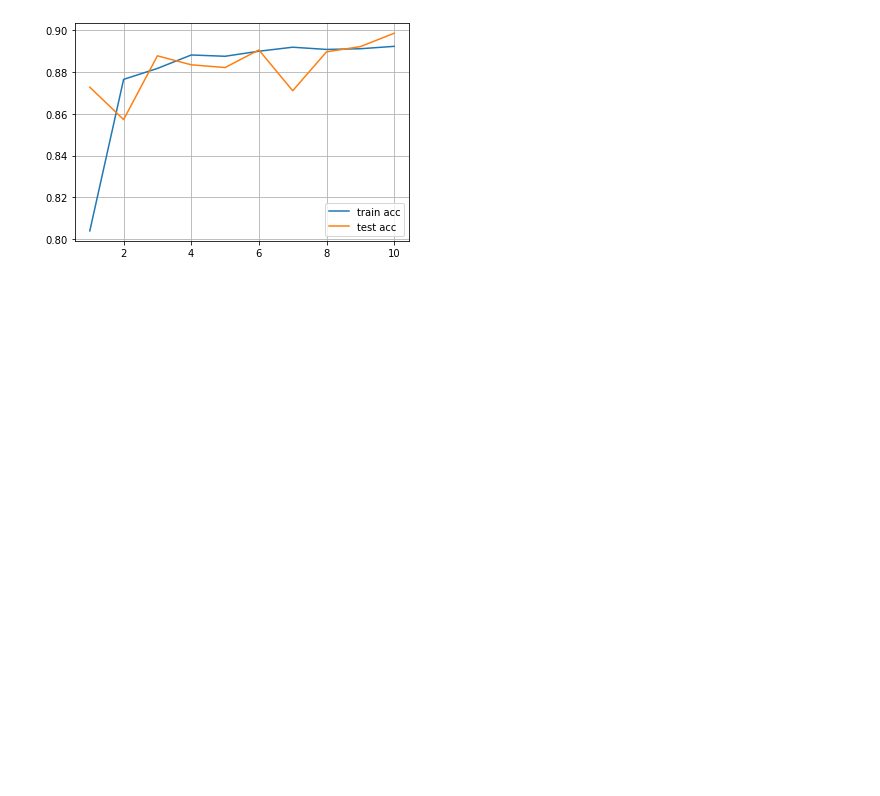
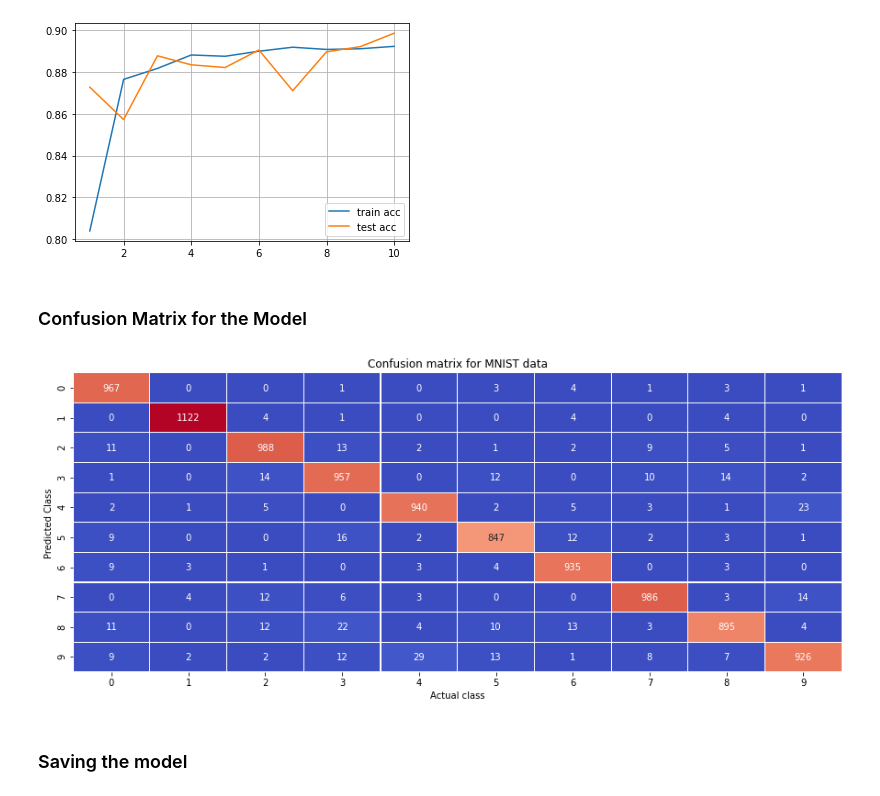
Before and after one commit to abhijeet06793/Deep_Learning, a Jupyter notebook: MNIST_Keras_26122020.ipynb, the cells around one changed output. Drawn from its saved outputs; the diff is of its cells as text; code cells hidden in the pictures; blank space fills up the shorter version.

```diff
--- a/MNIST_Keras_26122020.ipynb
+++ b/MNIST_Keras_26122020.ipynb
@@ -300,7 +300,7 @@ _________________________________________________________________
 # %%
 model.compile(optimizer='adam', loss='categorical_crossentropy', metrics=['accuracy'])
 # %%
-model.fit(x_train, y_train1, batch_size=128, epochs=10, validation_split=0.1, workers=-1)
+model.fit(x_train, y_train1, batch_size=128, epochs=10, validation_split=0.1, workers=-1, shuffle=True, verbose=2)
 # %% [output]
 Epoch 1/10
 422/422 [==============================] - 29s 69ms/step - loss: 0.2507 - accuracy: 0.9223 - val_loss: 0.1793 - val_accuracy: 0.9482
@@ -351,3 +351,19 @@ plt.legend()
 plt.show()
 # %% [output]
 [figure]
+# %% [markdown]
+### Confusion Matrix for the Model
+# %%
+from sklearn.metrics import confusion_matrix
+plt.figure(figsize=(15,6))
+#model.predict returns the probabilities values
+sns.heatmap(confusion_matrix(y_test, np.argmax(model.predict(x_test), axis=1)), fmt='d', linecolor='white', linewidths=0.2,\
+            annot=True, cmap='coolwarm', cbar=False)
+plt.title("Confusion matrix for MNIST data")
+plt.ylabel("Predicted Class")
+plt.xlabel("Actual class")
+plt.show()
+# %% [output]
+[figure, added]
+# %% [markdown]
+### Saving the model
```
Also changed, not shown: parts of 10 cells of this notebook.
